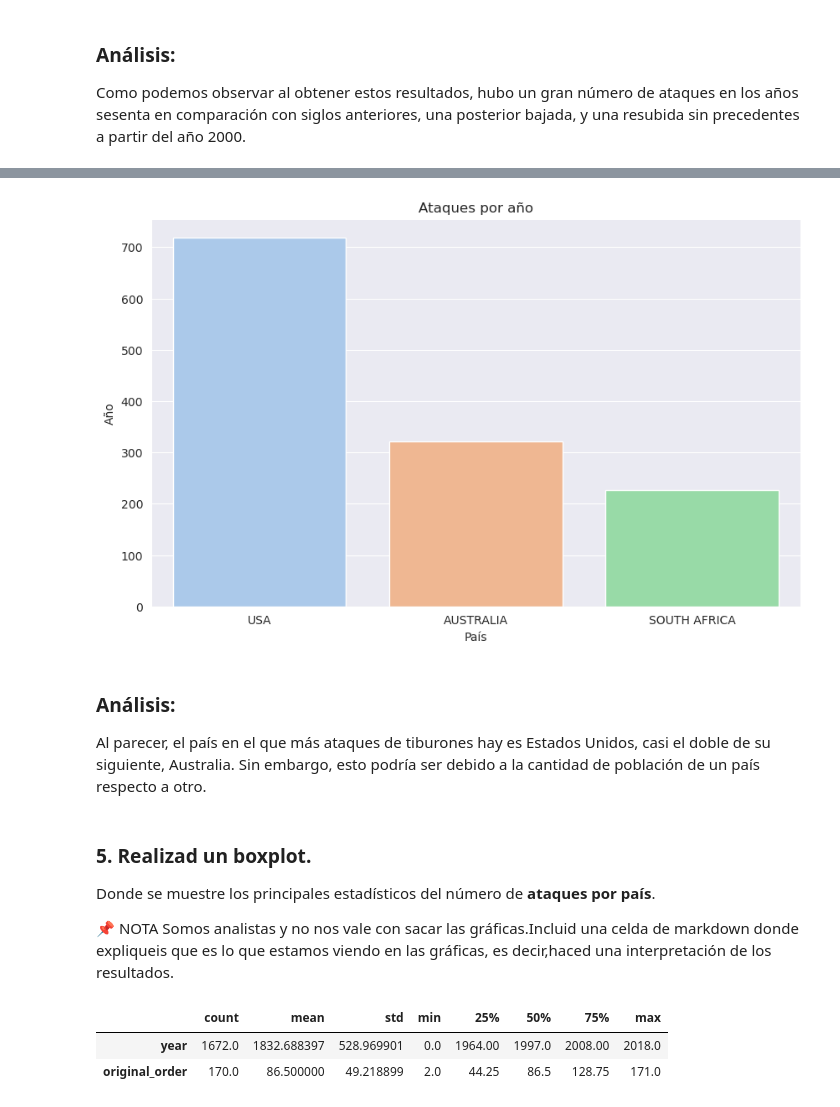
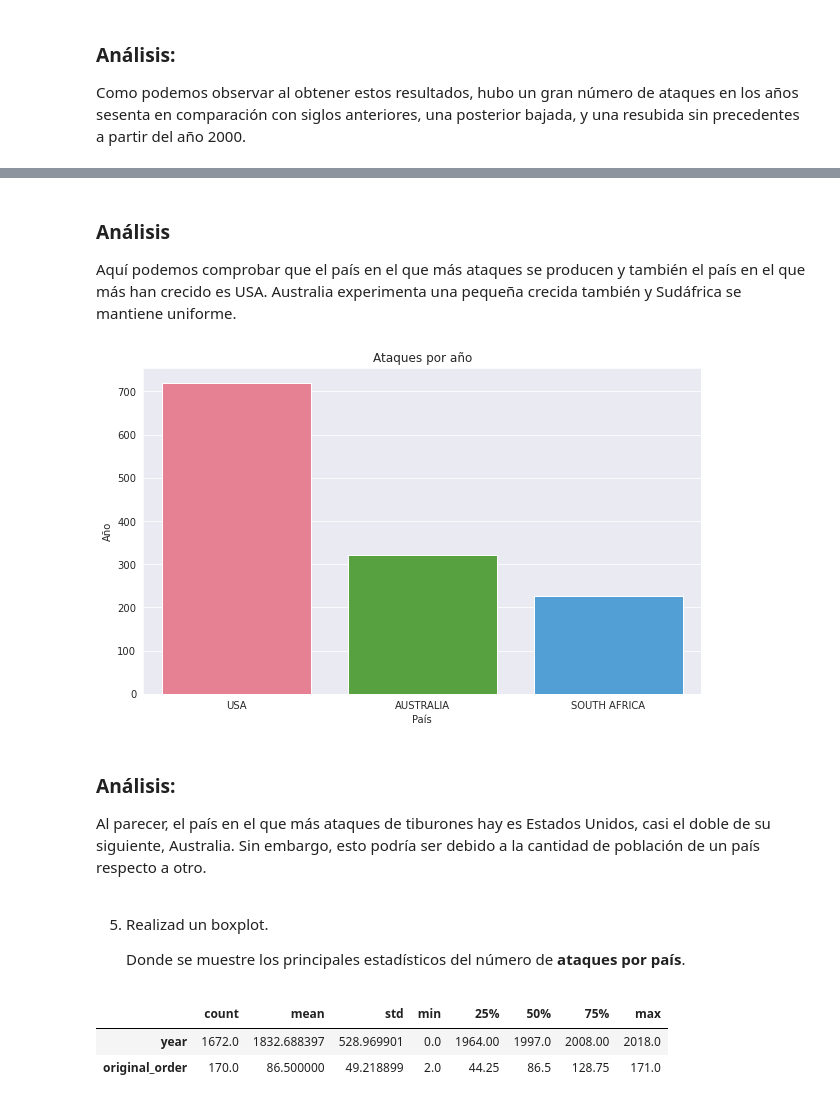
Before and after one commit to Adalab/DA-promoC-modulo-02-Marina-Lourdes-Ana, a Jupyter notebook: Visualizacion/03-Visualizacion_3.ipynb, the cells around one changed output, grey strips where cells are left out. Drawn from its saved outputs; the diff is of its cells as text; code cells hidden in the pictures.

```diff
--- a/Visualizacion/03-Visualizacion_3.ipynb
+++ b/Visualizacion/03-Visualizacion_3.ipynb
@@ -99,13 +89,11 @@ Que muestre el **número de ataques** que han ocurrido cada **año** en función
 # %%
-plt.figure(figsize =(8,4))
+plt.figure(figsize = (8,4))
 
-sns.set_style('darkgrid')
+fig = sns.countplot(x = "year", data = df_year, hue = "sex", palette = "husl")
 
-fig = sns.countplot(x='year', data = df_year, hue = "sex")
+fig.set(xlabel = "Año", ylabel = "Ataques")
 
-fig.set(xlabel="Año", ylabel= "Ataques" )
-
-fig.set_title('Ataques por año en función del sexo (>2015)')
+fig.set_title("Ataques por año en función del sexo (>2015)")
 
 plt.show()
 # %% [output]
@@ -123,15 +111,13 @@ df_year_1500.head(2)
 | 0 | 2018.06.25 | 2018.0 | Boating | USA | California | Oceanside, San Diego County | Paddling | Julie Wolfe | F | 57 | ... |
 | 1 | 2018.06.03.a | 2018.0 | Unprovoked | BRAZIL | Pernambuco | Piedade Beach, Recife | Swimming | Jose Ernesto da Silva | M | 18 | ... |
 # %%
-plt.figure(figsize =(40,15))
+plt.figure(figsize = (40,15))
 
-sns.set_style('darkgrid')
+fig = sns.countplot(x = "year", data = df_year_1500, palette = "husl")
 
-fig = sns.countplot(x='year', data = df_year_1500)
+fig.set(xlabel = "Año", ylabel = "Ataques")
 
-fig.set(xlabel="Año", ylabel= "Ataques" )
-
-fig.set_title('Ataques por año')
+fig.set_title("Ataques por año")
 
 plt.xticks(rotation = 90)
 
@@ -161,30 +161,28 @@ df_aus_usa_sa.head(2)
+# %% [markdown]
+### **Análisis**
+
+Aquí podemos comprobar que el país en el que más ataques se producen y también el país en el que más han crecido es USA. Australia experimenta una pequeña crecida también y Sudáfrica se mantiene uniforme.
 # %%
 plt.figure(figsize =(10,6))
 
-sns.set_style('darkgrid')
+fig = sns.countplot(x = "country", data = df_aus_usa_sa, palette = "husl")
 
-palette = "pastel"
+fig.set(xlabel = "País", ylabel = "Año")
 
-fig = sns.countplot(x='country', data = df_aus_usa_sa, palette = palette)
-
-fig.set(xlabel="País", ylabel= "Año")
-
-fig.set_title('Ataques por año')
+fig.set_title("Ataques por año")
 
 plt.xticks(rotation = 0)
 
 plt.show()
 # %% [output]
-[figure, old version]
+[figure, new version]
 # %% [markdown]
 ### **Análisis**:
 Al parecer, el país en el que más ataques de tiburones hay es Estados Unidos, casi el doble de su siguiente, Australia. Sin embargo, esto podría ser debido a la cantidad de población de un país respecto a otro.
-# %% [markdown]
-### 5. Realizad un boxplot.
-
-Donde se muestre los principales estadísticos del número de **ataques por país**.
-
-📌 NOTA Somos analistas y no nos vale con sacar las gráficas.Incluid una celda de markdown donde expliqueis que es lo que estamos viendo en las gráficas, es decir,haced una interpretación de los resultados.
+# %% [markdown]
+5. Realizad un boxplot.
+
+    Donde se muestre los principales estadísticos del número de **ataques por país**.
 # %%
 df_describe = df.describe().T
 df_describe
```
Also changed, not shown: parts of 19 cells of this notebook.
